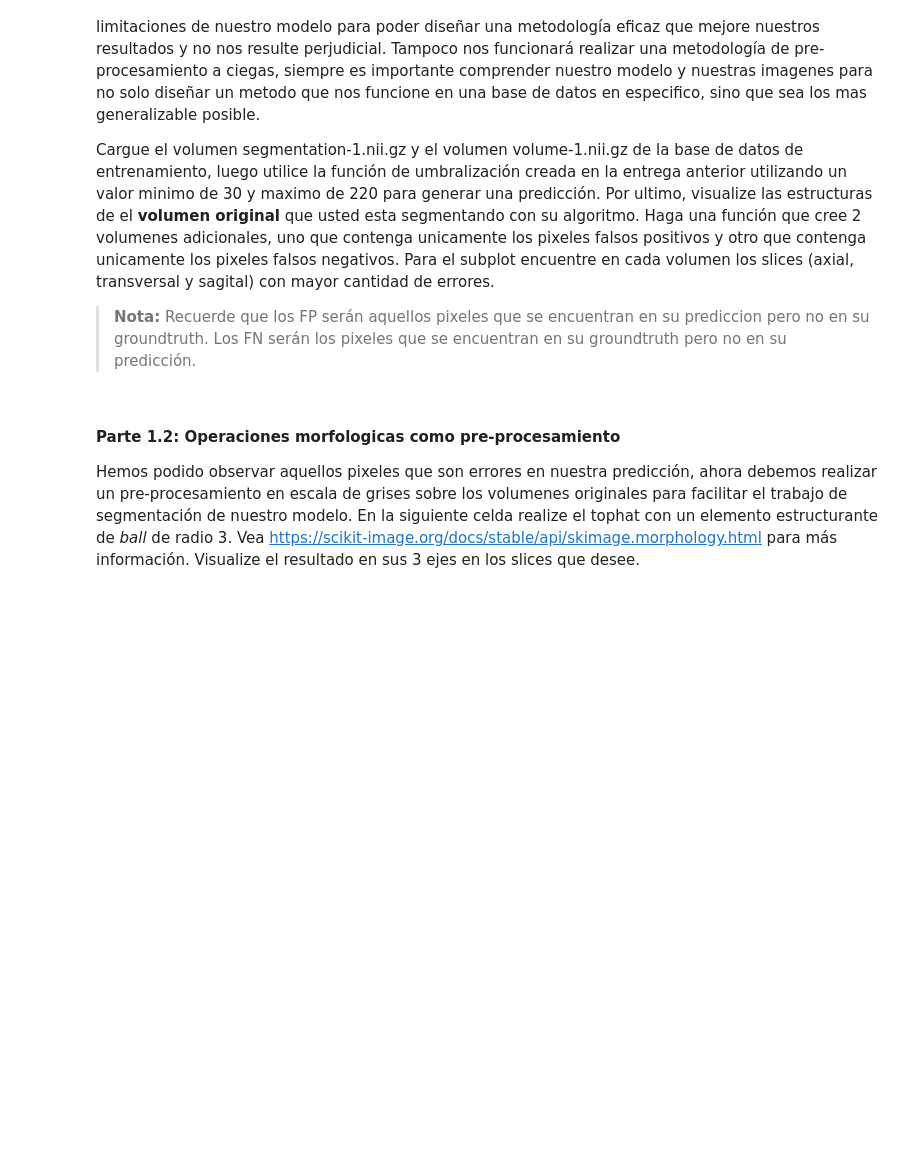
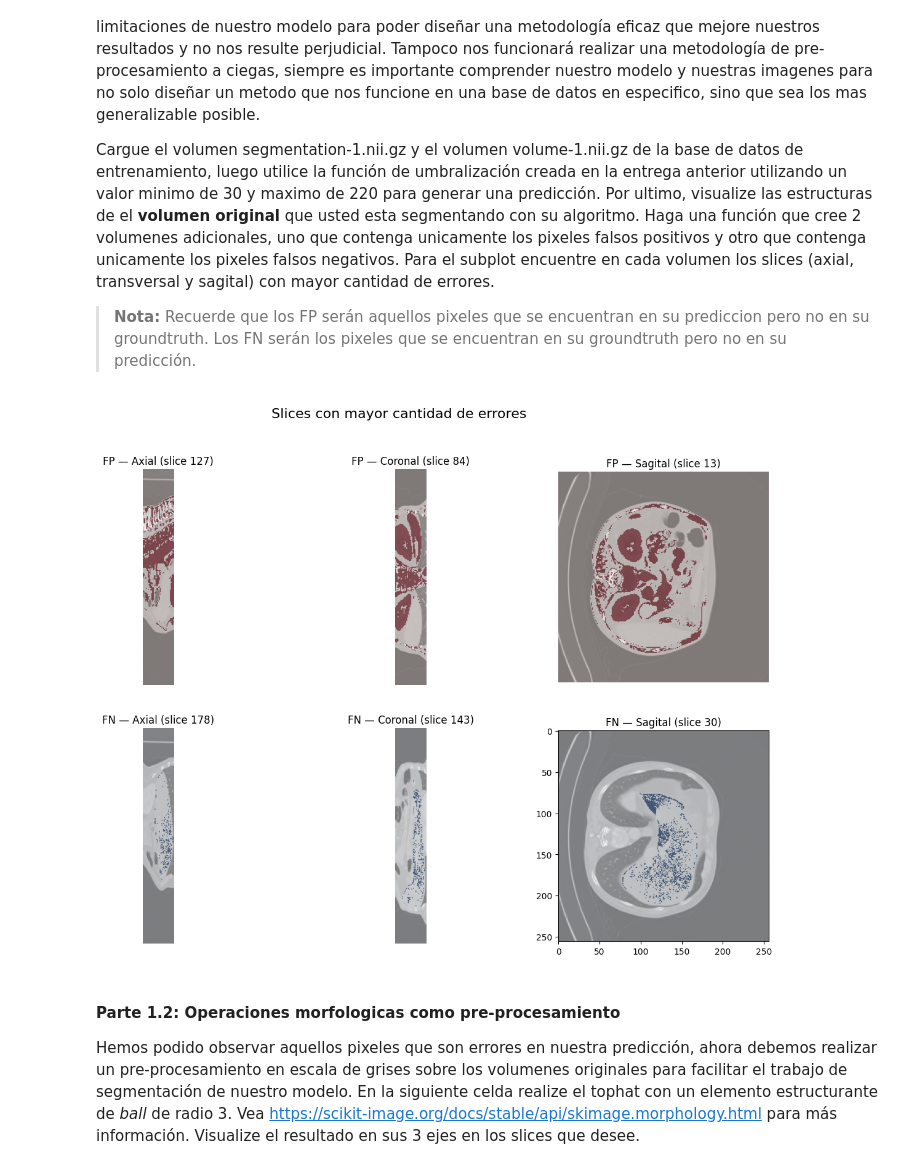
Before and after one commit to elblanquito1/Miniproyecto-2-entrega-2, a Jupyter notebook: Entrega 2.ipynb, the cells around one changed output. Drawn from its saved outputs; the diff is of its cells as text; code cells hidden in the pictures; blank space fills up the shorter version.

```diff
--- a/Entrega 2.ipynb
+++ b/Entrega 2.ipynb
@@ -44,3 +94,65 @@ raise NotImplementedError()
+# %%
+def visualizar_errores(volume1, FP_volumes, FN_volumes):
+    """Encuentra los slices con más errores en cada eje y los visualiza.
+
+    Args:
+        volume1 (ndarray): Volumen MRI original
+        FP_volumes (ndarray): Volumen con únicamente píxeles Falsos Positivos
+        FN_volumes (ndarray): Volumen con únicamente píxeles Falsos Negativos
+    """
+
+
+    # Sumamos manualmente en los dos ejes que NO son el de interés
+    # Eje 0 → axial: sumamos sobre ejes 1 y 2 usando dos .sum() encadenados
+    fp_axial   = np.argmax(FP_volumes.sum(axis=1).sum(axis=1))
+    fn_axial   = np.argmax(FN_volumes.sum(axis=1).sum(axis=1))
+
+    # Eje 1 → coronal: sumamos sobre ejes 0 y 2
+    fp_coronal = np.argmax(FP_volumes.sum(axis=0).sum(axis=1))
+    fn_coronal = np.argmax(FN_volumes.sum(axis=0).sum(axis=1))
+
+    # Eje 2 → sagital: sumamos sobre ejes 0 y 1
+    fp_sagital = np.argmax(FP_volumes.sum(axis=0).sum(axis=0))
+    fn_sagital = np.argmax(FN_volumes.sum(axis=0).sum(axis=0))
+
+    # ── Crear el subplot ───────────────────────────────────────────────────────
+    fig, axes = plt.subplots(2, 3, figsize=(15, 10))
+    fig.suptitle('Slices con mayor cantidad de errores', fontsize=16)
+
+    # ── Fila 0: Falsos Positivos (rojo) ───────────────────────────────────────
+    axes[0, 0].imshow(volume1[fp_axial, :, :], cmap='gray')
+    axes[0, 0].imshow(FP_volumes[fp_axial, :, :], cmap='Reds', alpha=0.5)
+    axes[0, 0].set_title(f'FP — Axial (slice {fp_axial})')
+    axes[0, 0].axis('off')
+
+    axes[0, 1].imshow(volume1[:, fp_coronal, :], cmap='gray')
+    axes[0, 1].imshow(FP_volumes[:, fp_coronal, :], cmap='Reds', alpha=0.5)
+    axes[0, 1].set_title(f'FP — Coronal (slice {fp_coronal})')
+    axes[0, 1].axis('off')
+
+    axes[0, 2].imshow(volume1[:, :, fp_sagital], cmap='gray')
+    axes[0, 2].imshow(FP_volumes[:, :, fp_sagital], cmap='Reds', alpha=0.5)
+    axes[0, 2].set_title(f'FP — Sagital (slice {fp_sagital})')
+    axes[0, 2].axis('off')
+
+    # ── Fila 1: Falsos Negativos (azul) ───────────────────────────────────────
+    axes[1, 0].imshow(volume1[fn_axial, :, :], cmap='gray')
+    axes[1, 0].imshow(FN_volumes[fn_axial, :, :], cmap='Blues', alpha=0.5)
+    axes[1, 0].set_title(f'FN — Axial (slice {fn_axial})')
+    axes[1, 0].axis('off')
+
+    axes[1, 1].imshow(volume1[:, fn_coronal, :], cmap='gray')
+    axes[1, 1].imshow(FN_volumes[:, fn_coronal, :], cmap='Blues', alpha=0.5)
+    axes[1, 1].set_title(f'FN — Coronal (slice {fn_coronal})')
+    axes[1, 1].axis('off')
+
+    axes[1, 2].imshow(volume1[:, :, fn_sagital], cmap='gray')
+    axes[1, 2].imshow(FN_volumes[:, :, fn_sagital], cmap='Blues', alpha=0.5)
+    axes[1, 2].set_title(f'FN — Sagital (slice {fn_sagital})')
+
+visualizar_errores(volume1, FP_volumes, FN_volumes)
+# %% [output]
+[figure, added]
 # %%
 assert np.isclose(np.sum(volume1),-1550711485.0,0.01), 'No se abrió el volumen 1'
 assert len(np.unique(segmen1))==2, f'Las etiquetas del volumen de anotacion deben ser 2 y son {len(np.unique(segmen1))}, puede que haya guardado el volumen 1 en esta variable o no haya contado la etiqueta 1 y 2 como 1.'
```
Also changed, not shown: parts of 12 cells of this notebook.
